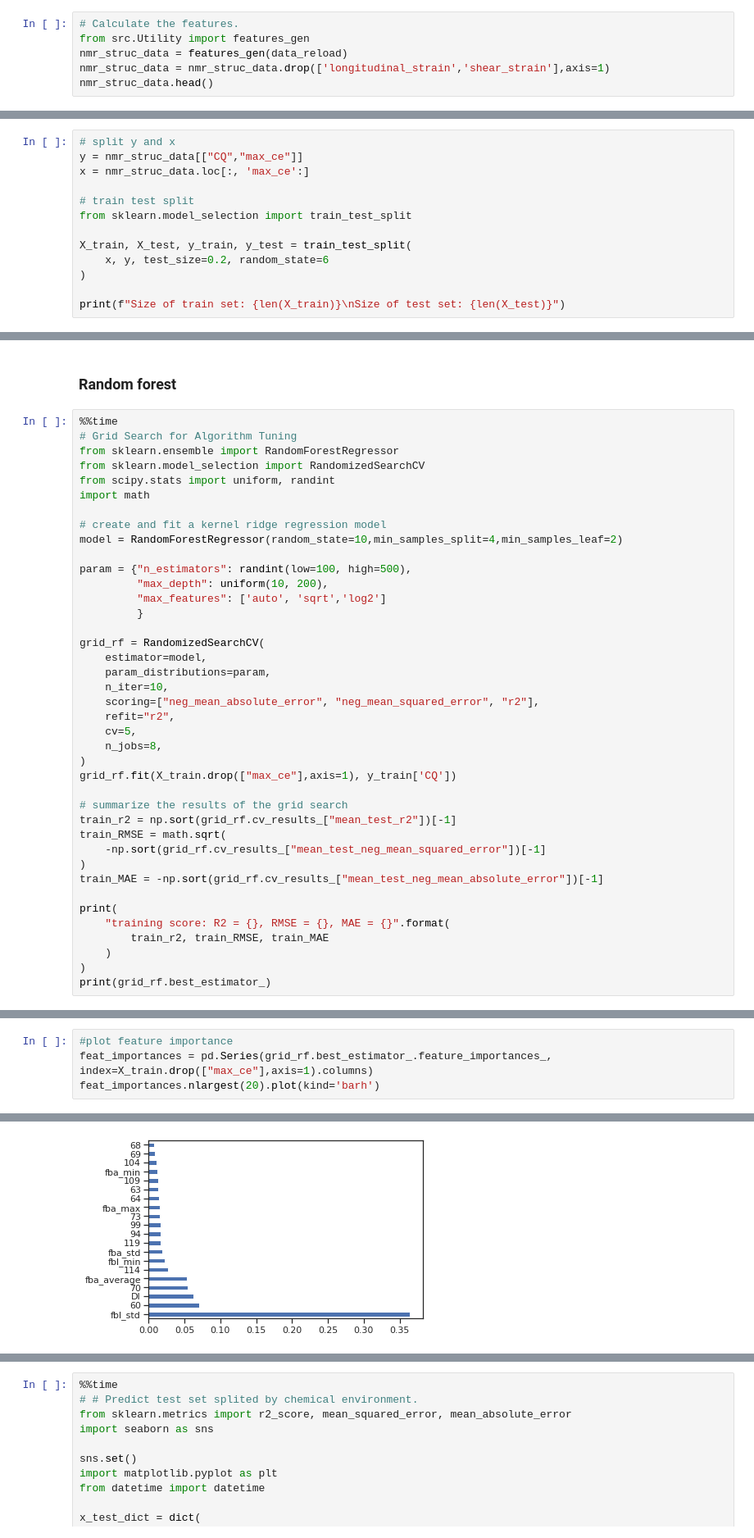
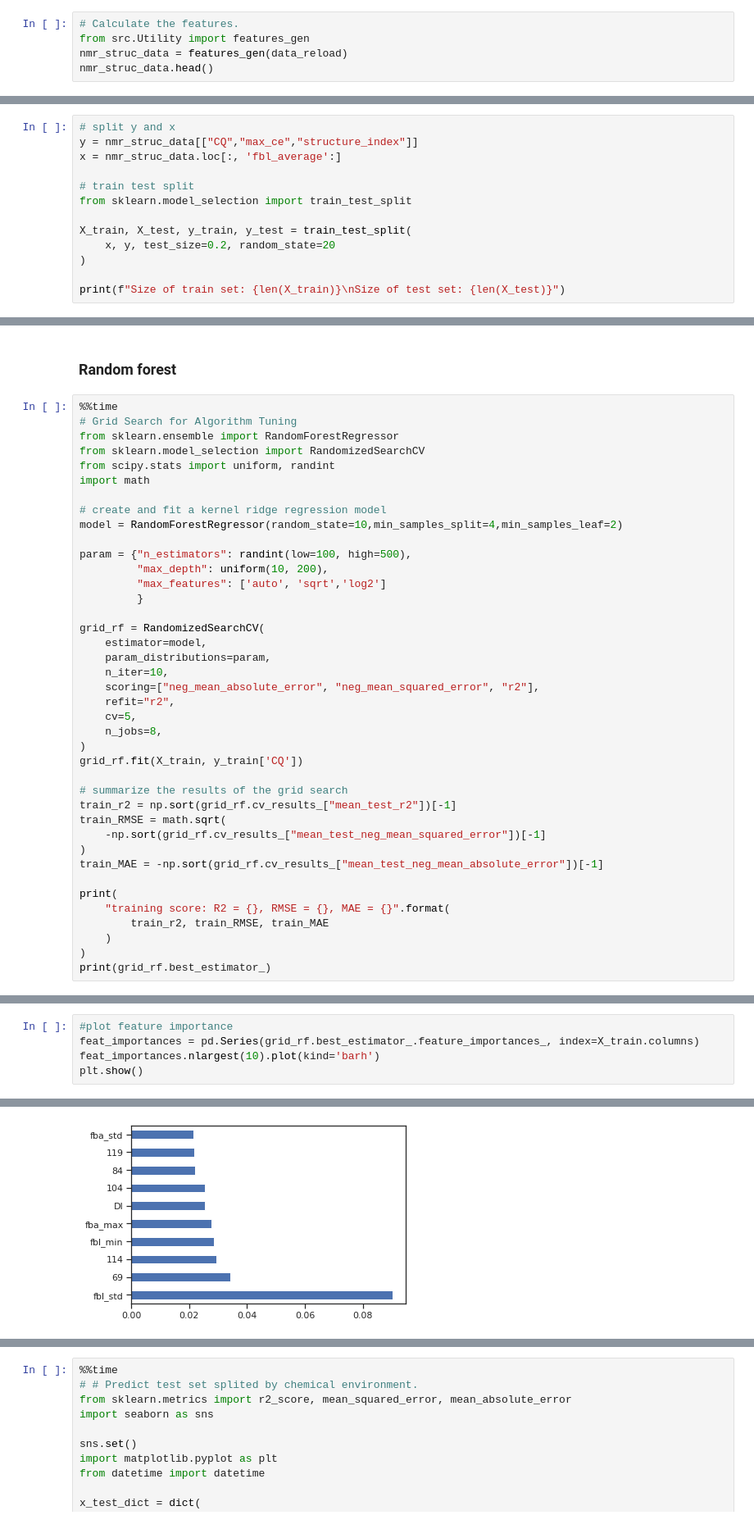
Before and after one commit to wushanyun64/27Al_CQ_prediction, a Jupyter notebook: Example_model_training.ipynb, the cells around one changed output, grey strips where cells are left out. Shown at 82% size. Drawn from its saved outputs; the diff is of its cells as text.

```diff
--- a/Example_model_training.ipynb
+++ b/Example_model_training.ipynb
@@ -150,7 +138,6 @@ length of data set is: 1681
 # Calculate the features.
 from src.Utility import features_gen
 nmr_struc_data = features_gen(data_reload)
-nmr_struc_data = nmr_struc_data.drop(['longitudinal_strain','shear_strain'],axis=1)
 nmr_struc_data.head()
 # %% [output]
 There are 0 structures returns error. Their index are []
@@ -237,14 +224,14 @@ plt.show()
 2. GBDT (XGboost)
 # %%
 # split y and x
-y = nmr_struc_data[["CQ","max_ce"]]
-x = nmr_struc_data.loc[:, 'max_ce':]
+y = nmr_struc_data[["CQ","max_ce","structure_index"]]
+x = nmr_struc_data.loc[:, 'fbl_average':]
 
 # train test split
 from sklearn.model_selection import train_test_split
 
 X_train, X_test, y_train, y_test = train_test_split(
-    x, y, test_size=0.2, random_state=6
+    x, y, test_size=0.2, random_state=20
 )
 
 print(f"Size of train set: {len(X_train)}\nSize of test set: {len(X_test)}")
@@ -278,7 +265,7 @@ grid_rf = RandomizedSearchCV(
     cv=5,
     n_jobs=8,
 )
-grid_rf.fit(X_train.drop(["max_ce"],axis=1), y_train['CQ'])
+grid_rf.fit(X_train, y_train['CQ'])
 
 # summarize the results of the grid search
 train_r2 = np.sort(grid_rf.cv_results_["mean_test_r2"])[-1]
@@ -302,5 +290,6 @@ Wall time: 7min 5s
 # %%
 #plot feature importance
-feat_importances = pd.Series(grid_rf.best_estimator_.feature_importances_, index=X_train.drop(["max_ce"],axis=1).columns)
-feat_importances.nlargest(20).plot(kind='barh')
+feat_importances = pd.Series(grid_rf.best_estimator_.feature_importances_, index=X_train.columns)
+feat_importances.nlargest(10).plot(kind='barh')
+plt.show()
 # %% [output]
@@ -308,4 +296,4 @@ feat_importances.nlargest(20).plot(kind='barh')
-[figure, old version]
+[figure, new version]
 # %%
 %%time
 # Predict test set
```
Also changed, not shown: parts of 11 cells of this notebook, 9 other files.
